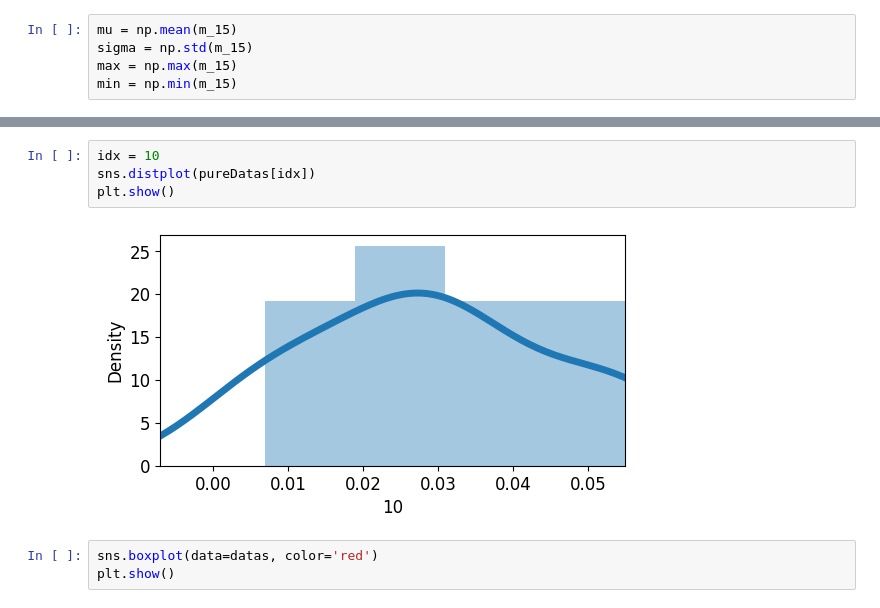
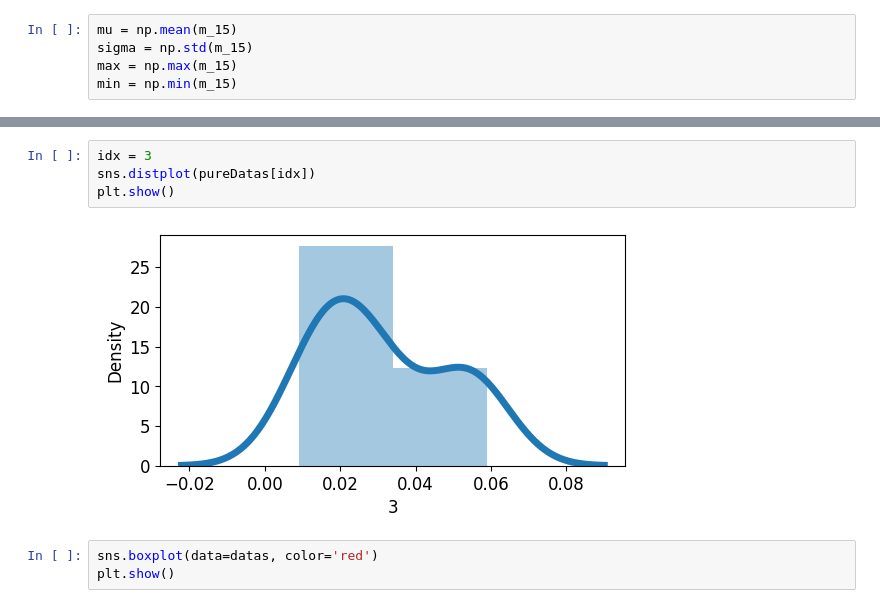
Before and after one commit to formegusto/pattern-recognition, a Jupyter notebook: 07.Distribution.ipynb, the cells around one changed output, grey strips where cells are left out. Saved outputs shown, nothing was run; the diff lists cells and outputs as text.

```diff
--- a/07.Distribution.ipynb
+++ b/07.Distribution.ipynb
@@ -270,9 +270,9 @@ min
 # %%
-idx = 10
+idx = 3
 sns.distplot(pureDatas[idx])
 plt.show()
 # %% [output]
-[figure, old version]
+[figure, new version]
 # %%
 sns.boxplot(data=datas, color='red')
 plt.show()
```
Also changed, not shown: parts of 7 cells of this notebook, 1 other file.
